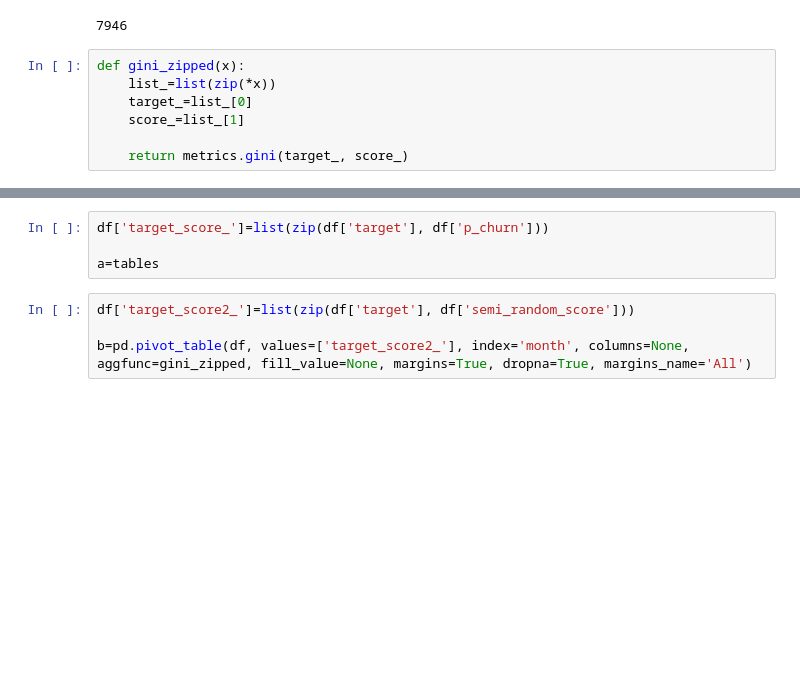
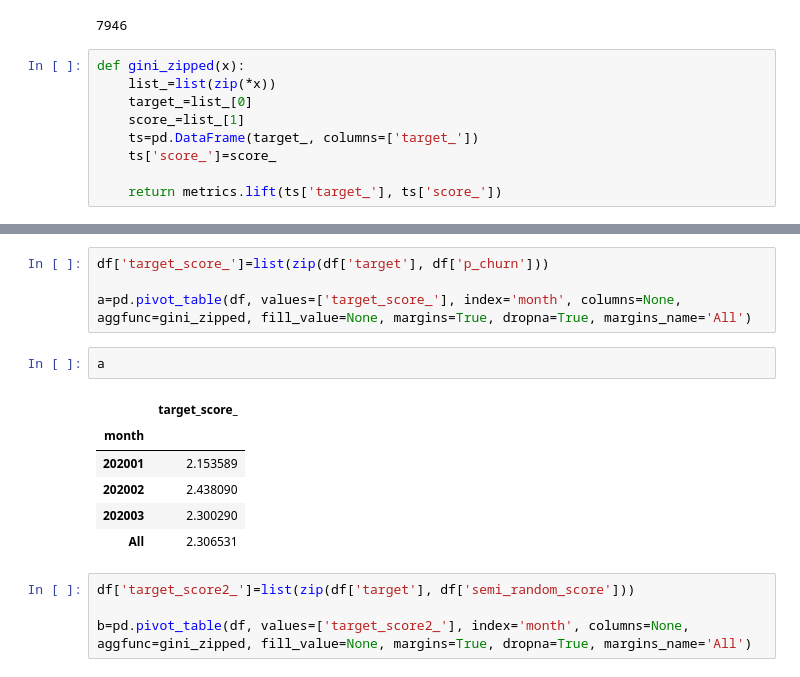
Before and after one commit to Vrboska/mofr, a Jupyter notebook: Testing.ipynb, the cells around one changed output, grey strips where cells are left out. Saved outputs shown, nothing was run; the diff lists cells and outputs as text; blank space fills up the shorter version.

```diff
--- a/Testing.ipynb
+++ b/Testing.ipynb
@@ -449,5 +458,7 @@ def gini_zipped(x):
     list_=list(zip(*x))
     target_=list_[0]
     score_=list_[1]
+    ts=pd.DataFrame(target_, columns=['target_'])
+    ts['score_']=score_
 
-    return metrics.gini(target_, score_)
+    return metrics.lift(ts['target_'], ts['score_'])
@@ -458,7 +496,16 @@ def gini_zipped(x):
 # %%
 df['target_score_']=list(zip(df['target'], df['p_churn']))
 
-a=tables
+a=pd.pivot_table(df, values=['target_score_'], index='month', columns=None, aggfunc=gini_zipped, fill_value=None, margins=True, dropna=True, margins_name='All')
+# %%
+a
+# %% [output]
+|  | target_score_ |
+| month |  |
+| 202001 | 2.153589 |
+| 202002 | 2.438090 |
+| 202003 | 2.300290 |
+| All | 2.306531 |
 # %%
 df['target_score2_']=list(zip(df['target'], df['semi_random_score']))
 
```
Also changed, not shown: parts of 6 cells of this notebook, 1 other file.
